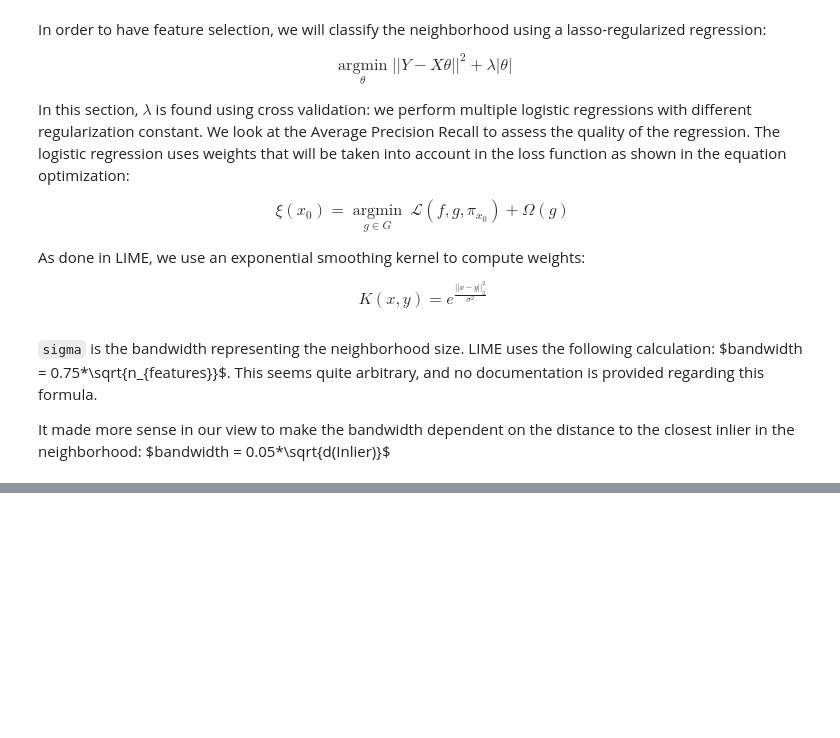
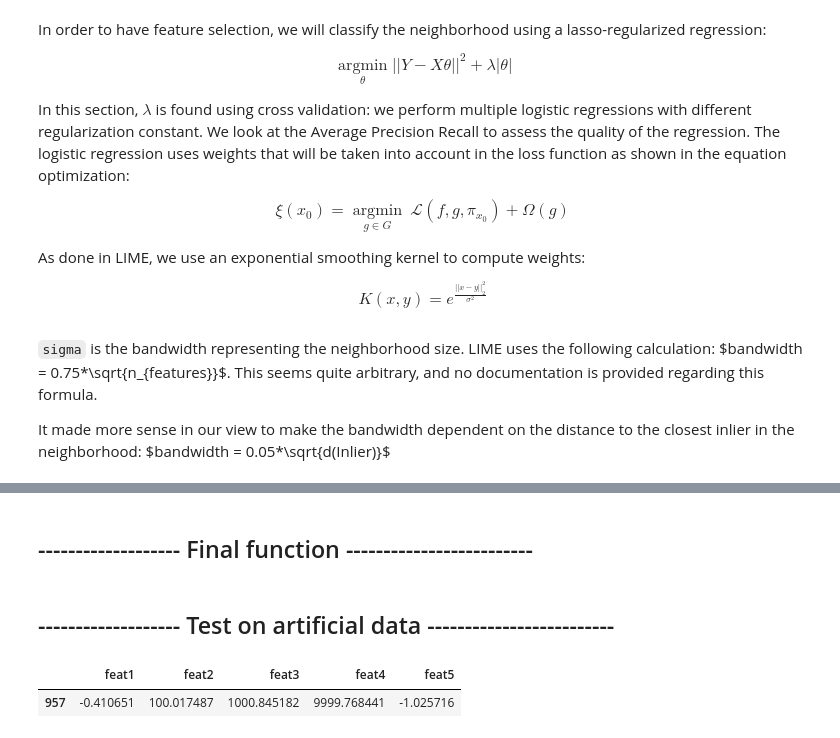
Before and after one commit to savoga/outlier-explanation, a Jupyter notebook: LIME_for_outliers.ipynb, the cells around one changed output, grey strips where cells are left out. Saved outputs shown, nothing was run; the diff lists cells and outputs as text; code cells hidden in the pictures; blank space fills up the shorter version.

```diff
--- a/LIME_for_outliers.ipynb
+++ b/LIME_for_outliers.ipynb
@@ -144,0 +188,2 @@ def findBestRegularization(X, Y, outlier, bandwidth):
+# %% [markdown]
+## ------------------- Final function -------------------------
@@ -144,0 +199,2 @@ def findBestRegularization(X, Y, outlier, bandwidth):
+# %% [markdown]
+## ------------------- Test on artificial data -------------------------
@@ -144,0 +234,37 @@ def findBestRegularization(X, Y, outlier, bandwidth):
+# %%
+def fakeDataset5Dimensions(): # generated artificial gaussian data (5 dimensions)
+    fake_data_p = 5
+    fake_data_n = 1000
+
+    X_fake = np.random.randn(fake_data_n, fake_data_p)
+    Y_fake = np.zeros((fake_data_n,1))
+
+    # outliers
+    idx_outliers = np.random.randint(0, 1000, 10) # 1% outliers
+    sigma = 0.8
+    for i in idx_outliers:
+        res = np.random.randn(1, fake_data_p)
+        r = np.random.randint(0,2)
+        if(r==0):
+            mu = [10,100,0,0,0]
+        elif(r==1):
+            mu = [0,100,1000,10000,0]
+        X_fake[i] = np.array(mu + res * sigma)
+    Y_fake[idx_outliers] = 1
+
+    # convert to DF
+    X_fake_df = pd.DataFrame(columns=['feat1','feat2', 'feat3', 'feat4', 'feat5'], data=X_fake)
+    Y_fake_df = pd.DataFrame(columns=['to_remove'], data=Y_fake)
+
+    # add custom column
+    Y_fake_df['PD_Credit_Card_outlier_gael_is_outlier'] = 'Inlier'
+    Y_fake_df.iloc[idx_outliers] = 'Outlier'
+    Y_fake_df = Y_fake_df.drop(columns=['to_remove'])
+
+    return X_fake_df, Y_fake_df, idx_outliers
+# %%
+X_fake, Y_fake, idx_outliers = fakeDataset5Dimensions()
+X_fake[X_fake.index==idx_outliers[0]] # we will test on the first outlier
+# %% [output]
+|  | feat1 | feat2 | feat3 | feat4 | feat5 |
+| 957 | -0.410651 | 100.017487 | 1000.845182 | 9999.768441 | -1.025716 |
```
Also changed, not shown: parts of 15 cells of this notebook.
